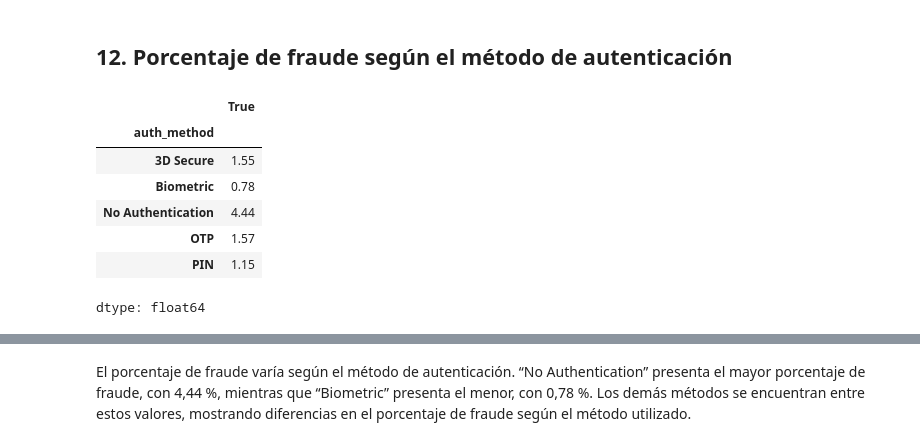
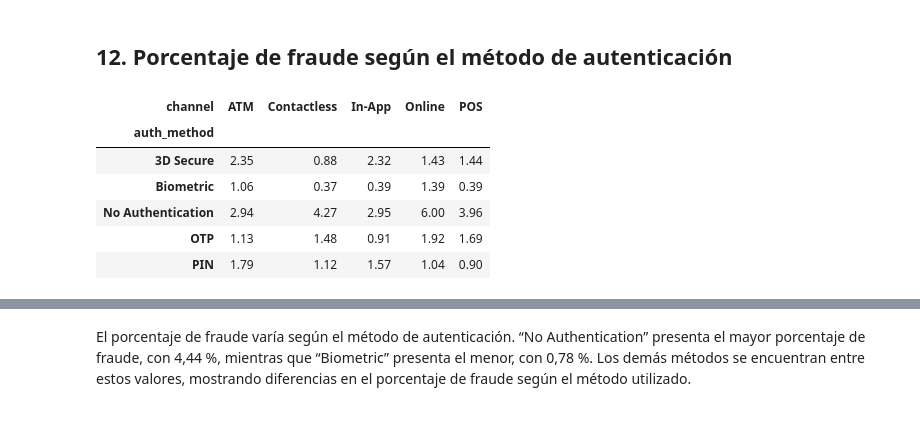
Before and after one commit to nashlypilar-collab/Intro_ciencia_tarea_grupo, a Jupyter notebook: FraudesTDC.ipynb, the cells around one changed output, grey strips where cells are left out. Cells and saved outputs as stored; diff of their text form; code cells hidden in the pictures.

```diff
--- a/FraudesTDC.ipynb
+++ b/FraudesTDC.ipynb
@@ -1238,21 +1238,21 @@ No se observa una relación significativa entre el monto de la transacción, la
 # %%
 #porcentaje de fraude según el método de autenticación
 
-resultado_auth = pd.crosstab(
+resultado_auth_canal = pd.crosstab(
     df_fraude["auth_method"],
-    df_fraude["is_fraud"],
-    normalize="index"
-)[True] * 100
+    df_fraude["channel"],
+    values=df_fraude["is_fraud"],
+    aggfunc="mean"
+) * 100
 
-resultado_auth = resultado_auth.round(2)
+resultado_auth_canal = resultado_auth_canal.round(2)
 
-resultado_auth
+resultado_auth_canal
 # %% [output]
-|  | True |
-| auth_method |  |
-| 3D Secure | 1.55 |
-| Biometric | 0.78 |
-| No Authentication | 4.44 |
-| OTP | 1.57 |
-| PIN | 1.15 |
+| channel | ATM | Contactless | In-App | Online | POS |
+| auth_method |  |  |  |  |  |
+| 3D Secure | 2.35 | 0.88 | 2.32 | 1.43 | 1.44 |
+| Biometric | 1.06 | 0.37 | 0.39 | 1.39 | 0.39 |
+| No Authentication | 2.94 | 4.27 | 2.95 | 6.00 | 3.96 |
+| OTP | 1.13 | 1.48 | 0.91 | 1.92 | 1.69 |
+| PIN | 1.79 | 1.12 | 1.57 | 1.04 | 0.90 |
-dtype: float64
```
Also changed, not shown: parts of 9 cells of this notebook.
